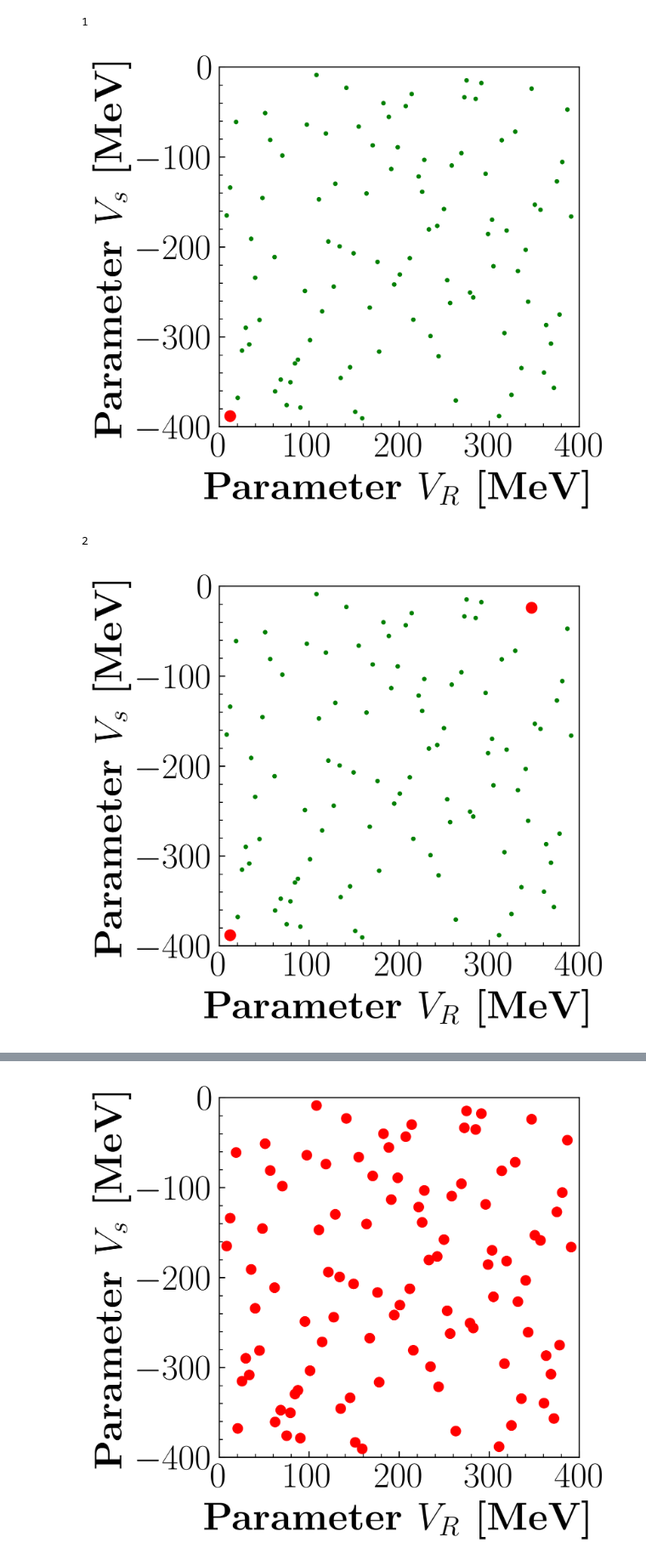
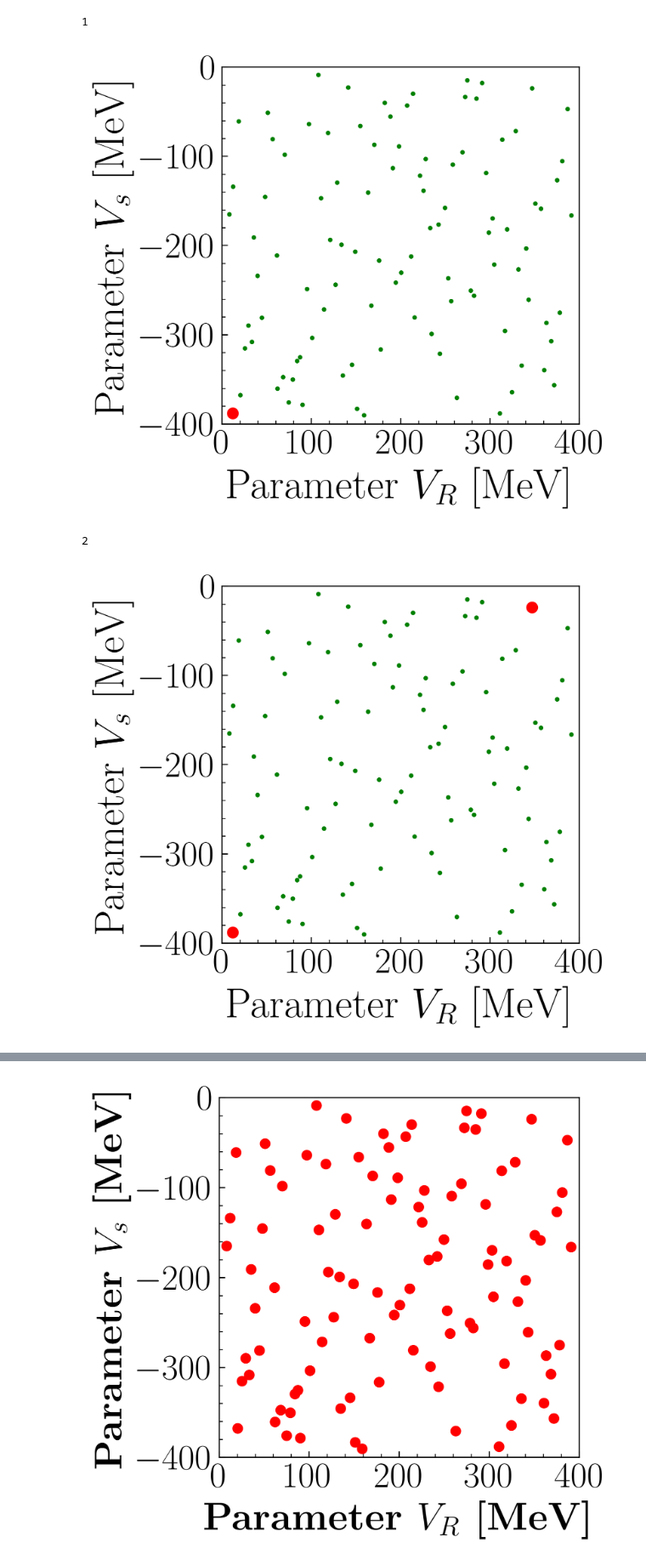
Before and after one commit to buqeye/cs_greedy_emulator_josh, a Jupyter notebook: greedy-vs-pod-figure-image-generation.ipynb, the cells around one changed output, grey strips where cells are left out. Shown at 85% size. Saved outputs shown, nothing was run; the diff lists cells and outputs as text; code cells hidden in the pictures.

```diff
--- a/greedy-vs-pod-figure-image-generation.ipynb
+++ b/greedy-vs-pod-figure-image-generation.ipynb
@@ -65,37 +68,39 @@ greedy_emulator.train()
 
 
 # plot stuff:
 parameter_space = greedy_emulator.parameter_space.copy()
 buffer = 0
 for i in np.arange(number_of_starting_snapshots, len(greedy_emulator.snapshot_parameters) + 1):
     fig, ax = plt.subplots(1, 1, dpi=dpi, figsize=(5, 5))
 
     ax.scatter(parameter_space["V_r"], parameter_space["V_s"], s=5, color="green", zorder=2)
     for j in np.arange(i):
         ax.scatter(greedy_emulator.snapshot_parameters[j]["V_r"],
                     greedy_emulator.snapshot_parameters[j]["V_s"], color="red", s=50, zorder=3)
 
-    ax.set_xlabel(r"\textbf{Parameter  $V_R$ [MeV]}", fontsize=tick_size + 2, fontweight=700)
-    ax.set_ylabel(r"\textbf{Parameter  $V_s$ [MeV]}", fontsize=tick_size + 2, fontweight=700)
+    # ax.set_xlabel(r"\textbf{Parameter  $V_R$ [MeV]}", fontsize=tick_size + 2)
+    # ax.set_ylabel(r"\textbf{Parameter  $V_s$ [MeV]}", fontsize=tick_size + 2)
+    ax.set_xlabel("Parameter  $V_R$ [MeV]", fontsize=tick_size + 4)
+    ax.set_ylabel("Parameter  $V_s$ [MeV]", fontsize=tick_size + 4)
     ax.set_xlim(np.min(parameter_space["V_r"]) - buffer,
                 np.max(parameter_space["V_r"]) + buffer)
     ax.set_xticks([0, 100, 200, 300, 400])
     ax.set_ylim(np.min(parameter_space["V_s"]) - buffer,
                 np.max(parameter_space["V_s"]) + buffer)
     ax.set_yticks([-400, -300, -200, -100, 0])
 
     ax.xaxis.set_tick_params(labelsize=tick_size)
     ax.yaxis.set_tick_params(labelsize=tick_size)
 
     ax.set_aspect('equal')
     plt.tight_layout()
     if save_figures:
         print(i)
-        plt.savefig(f"./figures/greedy_{i}_with_green_dots_bold.png")
+        plt.savefig(f"./figures/greedy_{i}_with_green_dots.png")
     plt.show()
 # %% [output]
 1
-[figure, old version]
+[figure, new version]
 2
-[figure, old version]
+[figure, new version]
 3
```
Also changed, not shown: parts of 3 cells of this notebook, 8 other files.
